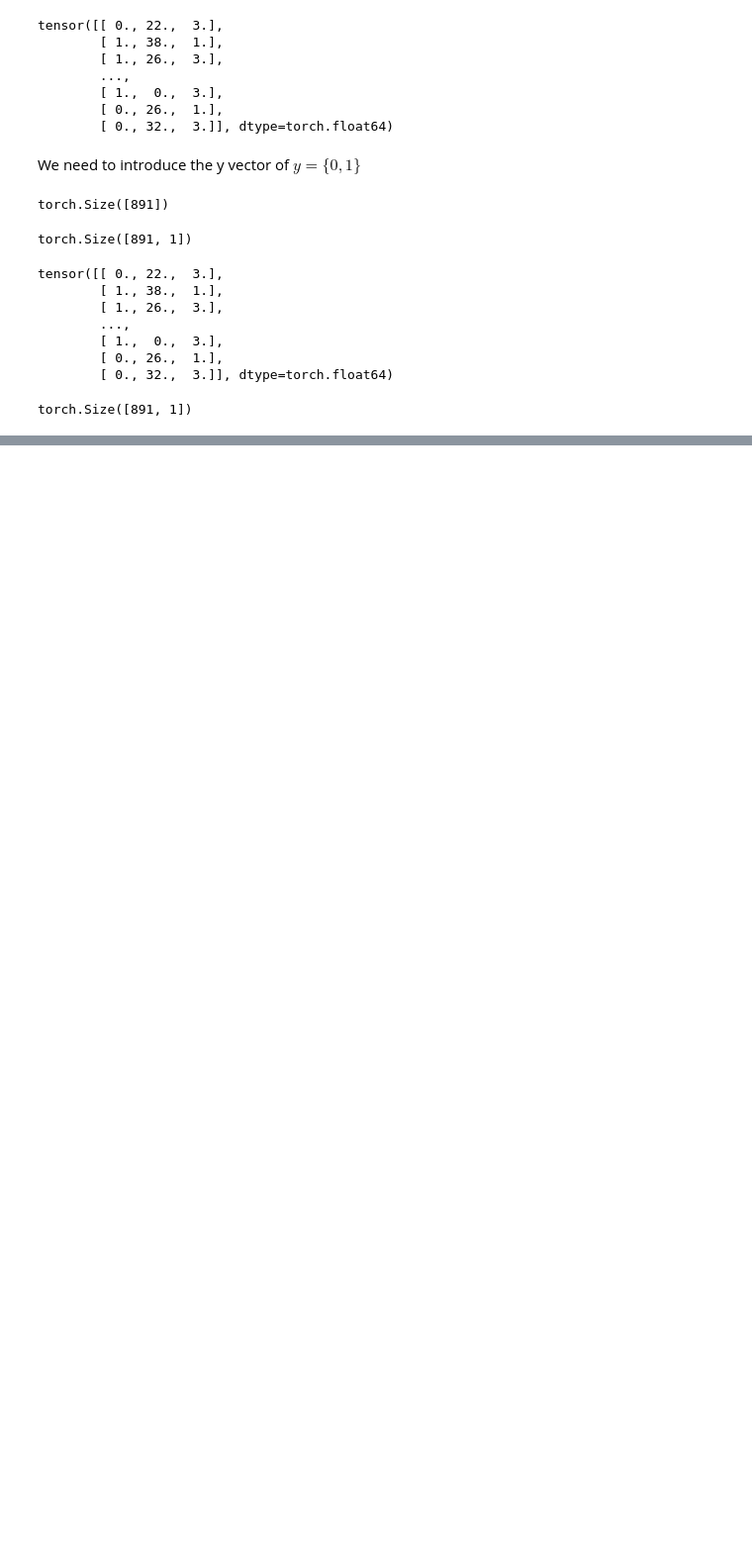
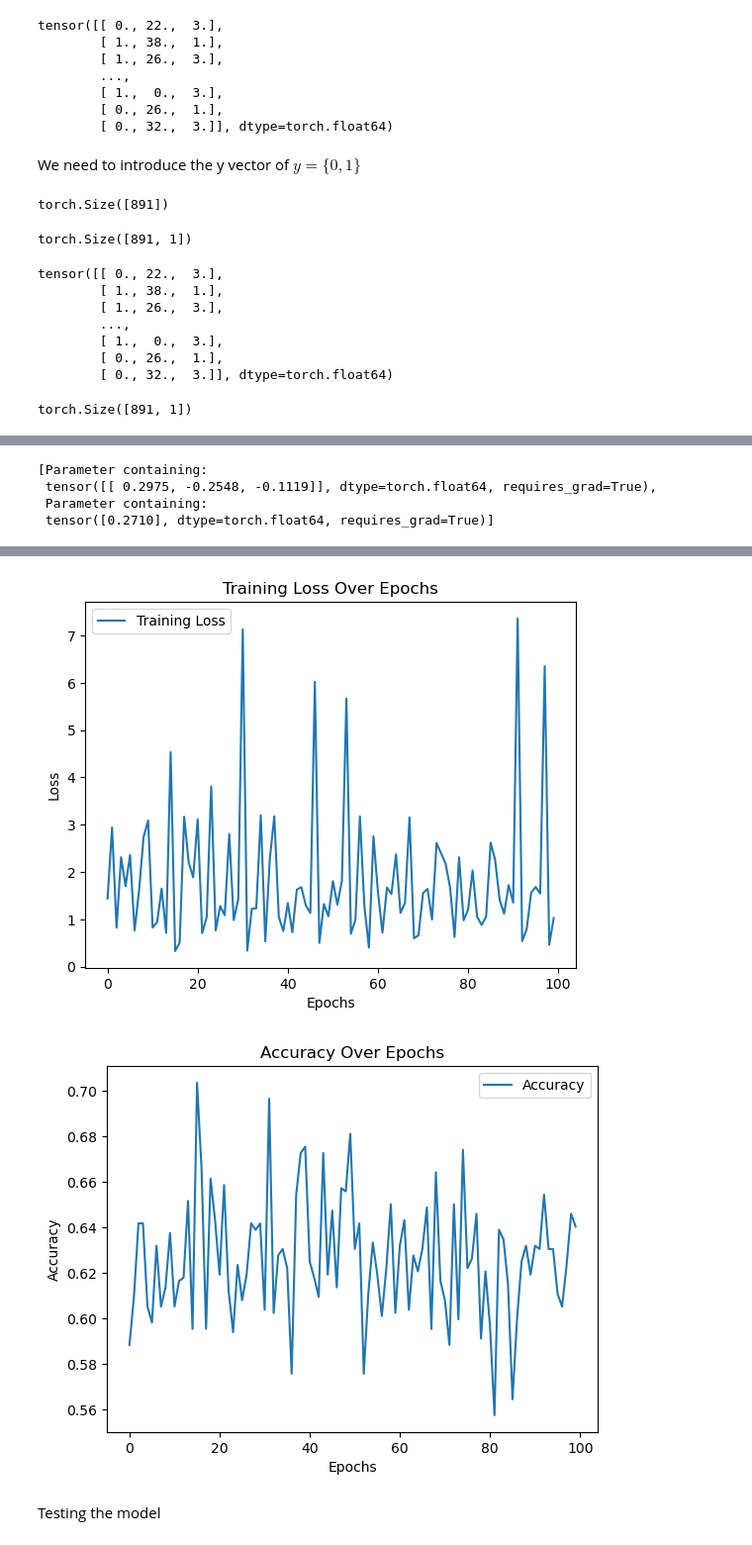
Before and after one commit to Ashraf-Khabar/SACAD-Projects, a Jupyter notebook: Mini_Project_N1/Model.ipynb, the cells around one changed output, grey strips where cells are left out. Shown at 99% size. Drawn from its saved outputs; the diff is of its cells as text; code cells hidden in the pictures; blank space fills up the shorter version.

```diff
--- a/Mini_Project_N1/Model.ipynb
+++ b/Mini_Project_N1/Model.ipynb
@@ -189,0 +202,3 @@ torch.Size([891, 1])
+# %%
+dataset = data2D(input_data=X, output_data=y)
+dataset
@@ -189,0 +226,72 @@ torch.Size([891, 1])
+# %%
+model = LR(input_size=3, output_size=1).double()
+
+list(model.parameters())
+# %% [output]
+[Parameter containing:
+ tensor([[ 0.2975, -0.2548, -0.1119]], dtype=torch.float64, requires_grad=True),
+ Parameter containing:
+ tensor([0.2710], dtype=torch.float64, requires_grad=True)]
+# %%
+criterion = nn.MSELoss()
+# %%
+from torch.utils.data import random_split
+
+# Assuming you already have your dataset object named 'dataset'
+total_size = len(dataset)
+train_size = int(0.8 * total_size)  # Adjust the split ratio as needed
+
+# Calculate the size of the training and test sets
+train_set, test_set = random_split(dataset, [train_size, total_size - train_size])
+
+# Create DataLoader for training and testing sets
+train_loader = DataLoader(dataset=train_set, batch_size=1, shuffle=True)
+test_loader = DataLoader(dataset=test_set, batch_size=1, shuffle=False)
+# %%
+optimizer = optim.Adam(model.parameters(), lr=0.1)
+# %%
+train_loss_values = []
+accuracy_values = []
+
+for epoch in range(100):
+    epoch_loss = 0.0
+    correct_predictions = 0
+    total_samples = 0
+
+    for x, y in train_loader:
+        x = x.to(torch.double)
+        y = y.to(torch.double)
+        yhat = model(x)
+        loss = criterion(yhat, y)
+        optimizer.zero_grad()
+        loss.backward()
+        optimizer.step()
+
+        epoch_loss += loss.item()
+
+        y_pred_binary = (yhat.detach().numpy() > 0.5).astype(int)
+        correct_predictions += np.sum(y_pred_binary == y.numpy())
+        total_samples += len(y)
+
+    avg_epoch_loss = epoch_loss / len(train_loader)
+    accuracy = correct_predictions / total_samples
+
+    train_loss_values.append(avg_epoch_loss)
+    accuracy_values.append(accuracy)
+
+    print(f'Epoch {epoch+1}/{100}, Loss: {avg_epoch_loss:.4f}, Accuracy: {accuracy:.4f}')
+
+plt.plot(train_loss_values, label='Training Loss')
+plt.xlabel('Epochs')
+plt.ylabel('Loss')
+plt.title('Training Loss Over Epochs')
+plt.legend()
+plt.show()
+
+plt.plot(accuracy_values, label='Accuracy')
+plt.xlabel('Epochs')
+plt.ylabel('Accuracy')
+plt.title('Accuracy Over Epochs')
+plt.legend()
+plt.show()
+# %% [output]
@@ -189,0 +315,4 @@ torch.Size([891, 1])
+[figure, added]
+[figure, added]
+# %% [markdown]
+Testing the model
```
Also changed, not shown: parts of 8 cells of this notebook.
